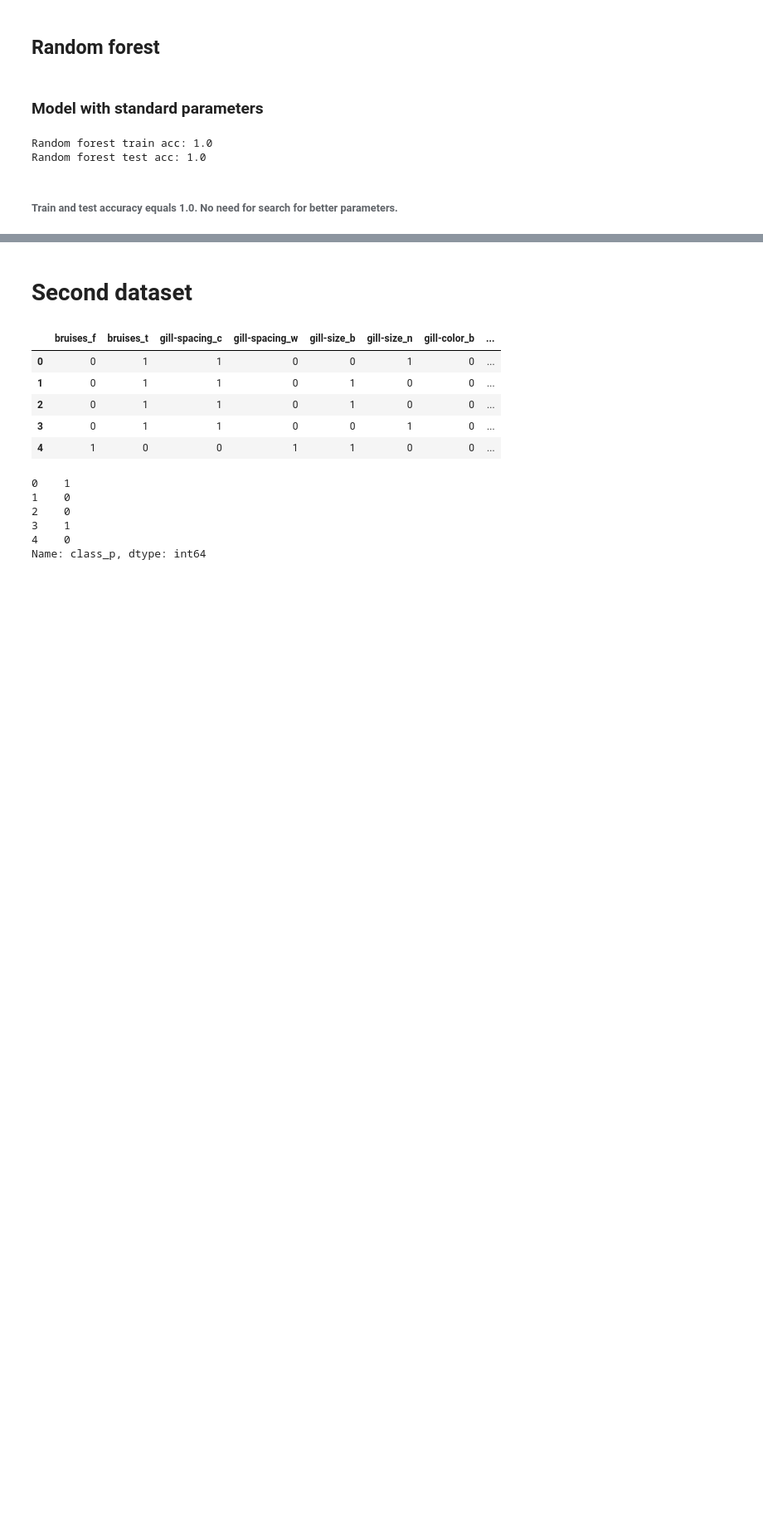
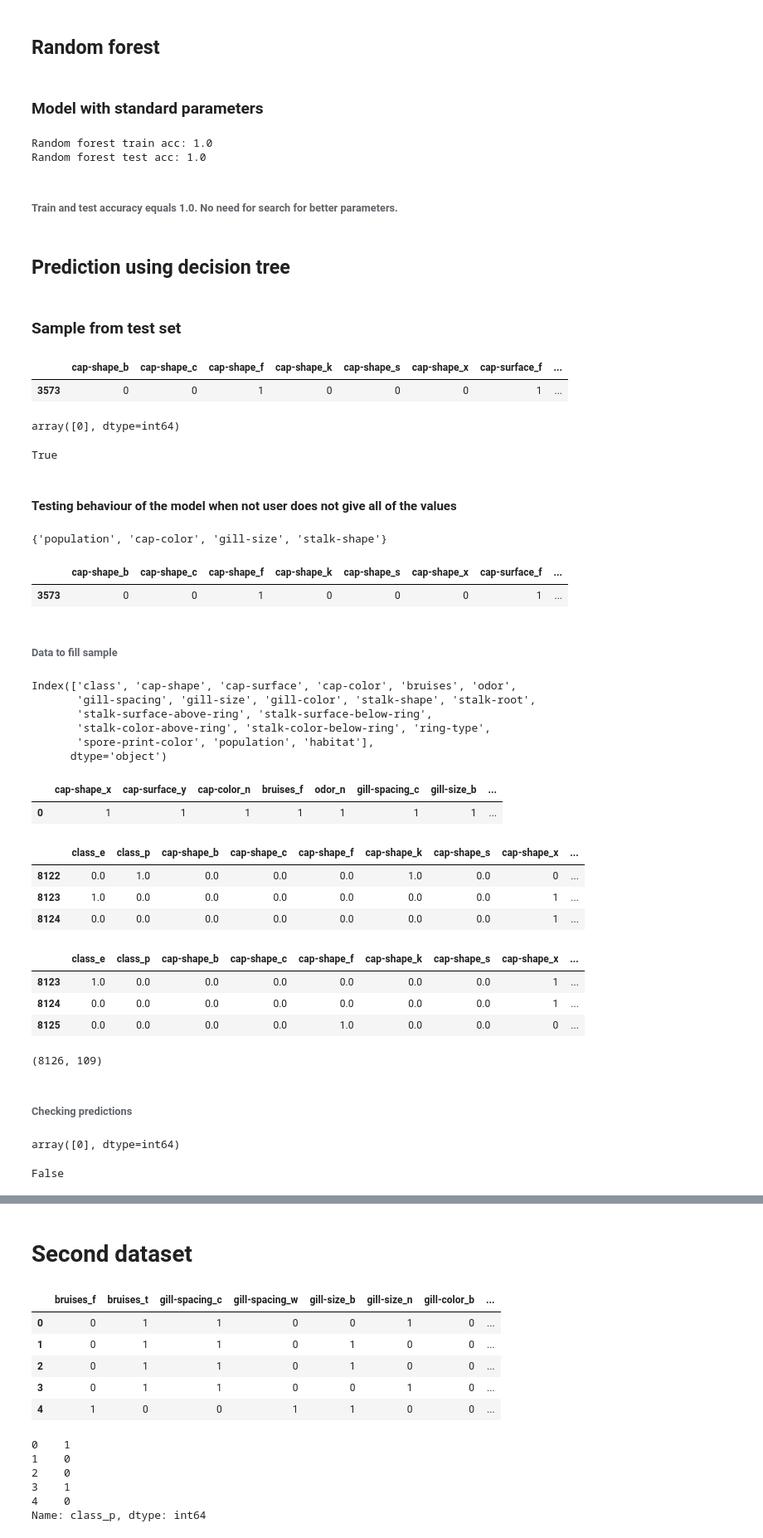
Before and after one commit to jwnuk/data-science-bootcamp, a Jupyter notebook: 3-projekt-ml/models/decision_tree-random_forest/decision_tree-random_forest.ipynb, the cells around one changed output, grey strips where cells are left out. Shown at 83% size. Cells and saved outputs as stored; diff of their text form; code cells hidden in the pictures; blank space fills up the shorter version.

Commit message:
Added functions to check samples (partially)

```diff
--- a/3-projekt-ml/models/decision_tree-random_forest/decision_tree-random_forest.ipynb
+++ b/3-projekt-ml/models/decision_tree-random_forest/decision_tree-random_forest.ipynb
@@ -149,3 +97,17 @@ Random forest train acc: 1.0
 Random forest test acc: 1.0
 # %% [markdown]
 ###### Train and test accuracy equals 1.0. No need for search for better parameters.
+# %% [markdown]
+## Prediction using decision tree
+# %% [markdown]
+### Sample from test set
+# %%
+s_test = X_test.sample()
+s_test
+# %% [output]
+|  | cap-shape_b | cap-shape_c | cap-shape_f | cap-shape_k | cap-shape_s | cap-shape_x | cap-surface_f | ... |
+| 3573 | 0 | 0 | 1 | 0 | 0 | 0 | 1 | ... |
+# %%
+model_tree.predict(s_test)
+# %% [output]
+array([0], dtype=int64)
@@ -151,0 +124,6 @@ Random forest test acc: 1.0
+# %%
+shroom_check(s_test, int(model_tree.predict(s_test)), df1)
+# %% [output]
+True
+# %% [markdown]
+#### Testing behaviour of the model when not user does not give all of the values
@@ -151,0 +162,58 @@ Random forest test acc: 1.0
+# %%
+make_columns_nan(df1, s_test, 4)
+# %% [output]
+{'population', 'cap-color', 'gill-size', 'stalk-shape'}
+|  | cap-shape_b | cap-shape_c | cap-shape_f | cap-shape_k | cap-shape_s | cap-shape_x | cap-surface_f | ... |
+| 3573 | 0 | 0 | 1 | 0 | 0 | 0 | 1 | ... |
+# %% [markdown]
+###### Data to fill sample
+# %%
+df = pd.read_csv('../../mushrooms.csv')
+df.drop(['gill-attachment', 'veil-color', 'ring-number', 'veil-type'], axis=1, inplace=True)
+df.columns
+# %% [output]
+Index(['class', 'cap-shape', 'cap-surface', 'cap-color', 'bruises', 'odor',
+       'gill-spacing', 'gill-size', 'gill-color', 'stalk-shape', 'stalk-root',
+       'stalk-surface-above-ring', 'stalk-surface-below-ring',
+       'stalk-color-above-ring', 'stalk-color-below-ring', 'ring-type',
+       'spore-print-color', 'population', 'habitat'],
+      dtype='object')
+# %%
+df_mode = df[df.columns[1:]].mode()
+df_mode = pd.get_dummies(df_mode)
+df_mode
+# %% [output]
+|  | cap-shape_x | cap-surface_y | cap-color_n | bruises_f | odor_n | gill-spacing_c | gill-size_b | ... |
+| 0 | 1 | 1 | 1 | 1 | 1 | 1 | 1 | ... |
+# %%
+df_to_fill = df1.append(df_mode, ignore_index=True).fillna(0)
+df_to_fill.tail(3)
+# %% [output]
+|  | class_e | class_p | cap-shape_b | cap-shape_c | cap-shape_f | cap-shape_k | cap-shape_s | cap-shape_x | ... |
+| 8122 | 0.0 | 1.0 | 0.0 | 0.0 | 0.0 | 1.0 | 0.0 | 0 | ... |
+| 8123 | 1.0 | 0.0 | 0.0 | 0.0 | 0.0 | 0.0 | 0.0 | 1 | ... |
+| 8124 | 0.0 | 0.0 | 0.0 | 0.0 | 0.0 | 0.0 | 0.0 | 1 | ... |
+# %%
+df_to_fill = df_to_fill.append(s_test, ignore_index=True)
+df_to_fill.fillna(method='ffill', inplace=True)
+df_to_fill.tail(3)
+# %% [output]
+|  | class_e | class_p | cap-shape_b | cap-shape_c | cap-shape_f | cap-shape_k | cap-shape_s | cap-shape_x | ... |
+| 8123 | 1.0 | 0.0 | 0.0 | 0.0 | 0.0 | 0.0 | 0.0 | 1 | ... |
+| 8124 | 0.0 | 0.0 | 0.0 | 0.0 | 0.0 | 0.0 | 0.0 | 1 | ... |
+| 8125 | 0.0 | 0.0 | 0.0 | 0.0 | 1.0 | 0.0 | 0.0 | 0 | ... |
+# %%
+df_to_fill.shape
+# %% [output]
+(8126, 109)
+# %% [markdown]
+###### Checking predictions
+# %%
+prediction = model_tree.predict(df_to_fill[df_to_fill.columns[2:]][-1:])
+prediction
+# %% [output]
+array([0], dtype=int64)
+# %%
+shroom_check(s_test, int(prediction), df1)
+# %% [output]
+False
```
Also changed, not shown: parts of 29 cells of this notebook.
